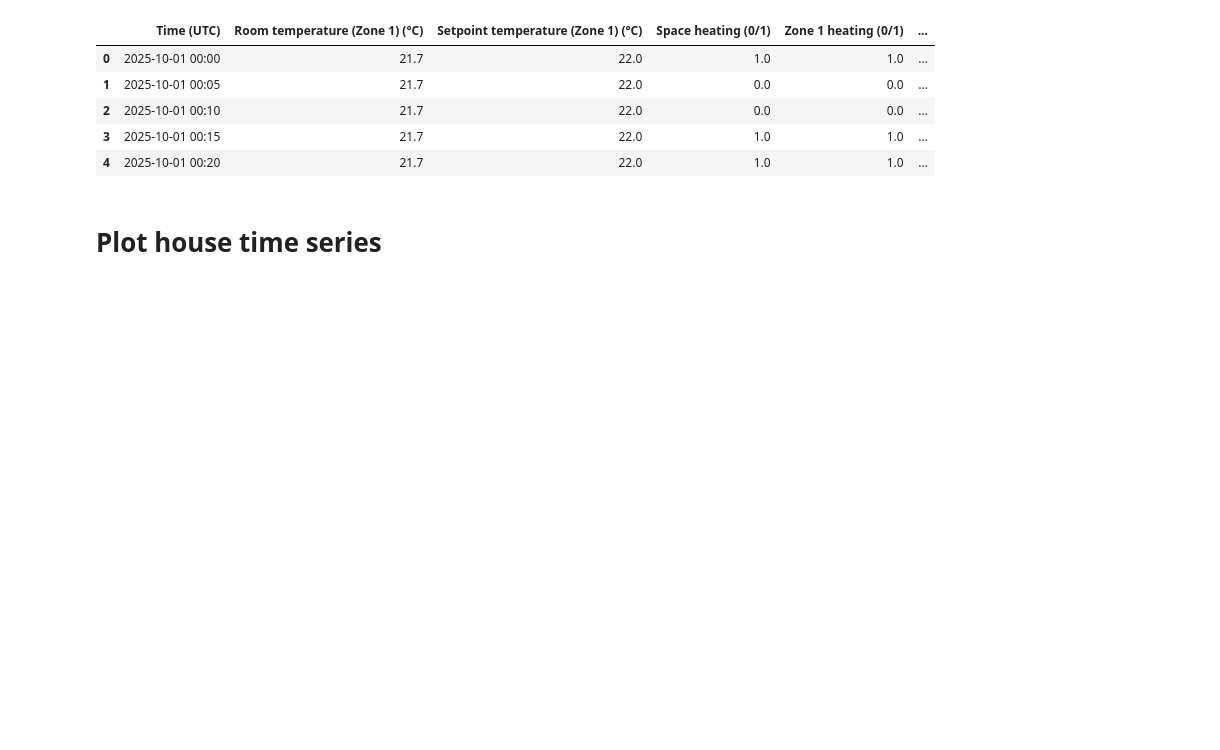
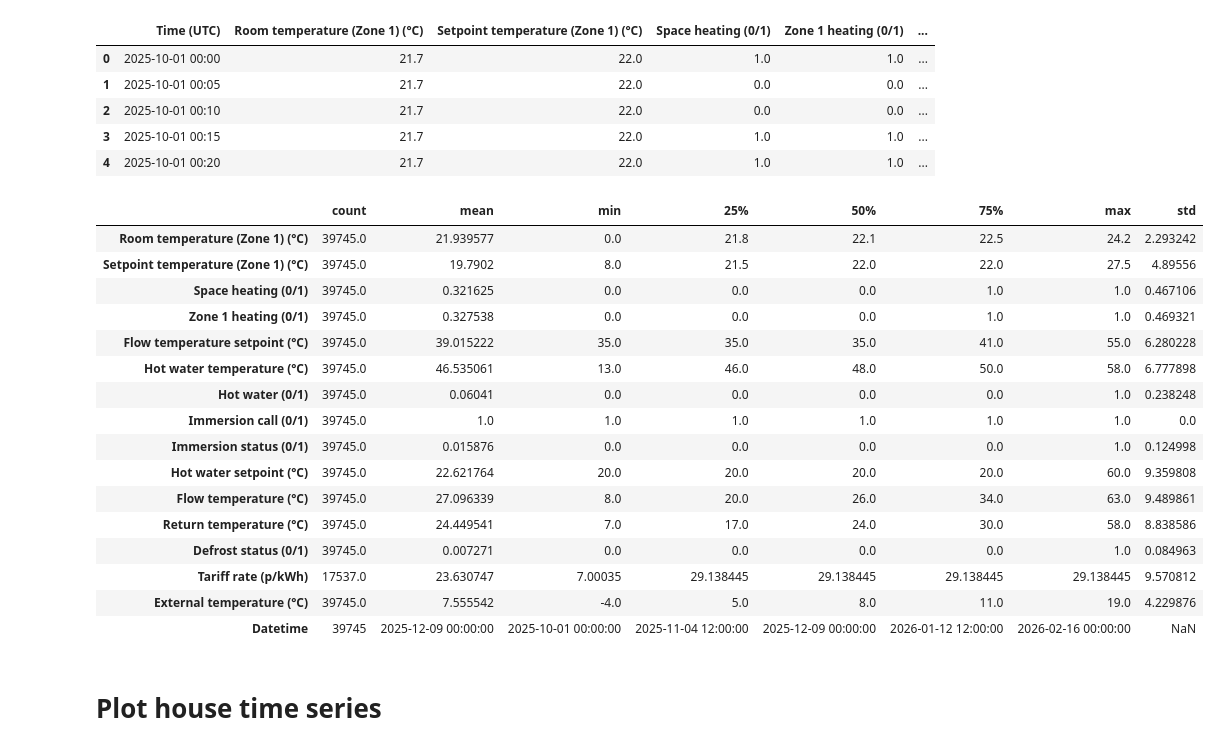
Before and after one commit to PracticeOrientedAICDT/PassivUK_Project_Spring_2026, a Jupyter notebook: EDA.ipynb, the cells around one changed output. Saved outputs shown, nothing was run; the diff lists cells and outputs as text; code cells hidden in the pictures; blank space fills up the shorter version.

Commit message:
feat - add representative statistics from dataframe

```diff
--- a/EDA.ipynb
+++ b/EDA.ipynb
@@ -36,6 +36,26 @@ house_df.head()
 | 2 | 2025-10-01 00:10 | 21.7 | 22.0 | 0.0 | 0.0 | ... |
 | 3 | 2025-10-01 00:15 | 21.7 | 22.0 | 1.0 | 1.0 | ... |
 | 4 | 2025-10-01 00:20 | 21.7 | 22.0 | 1.0 | 1.0 | ... |
+# %%
+house_df.describe().transpose()
+# %% [output]
+|  | count | mean | min | 25% | 50% | 75% | max | std |
+| Room temperature (Zone 1) (°C) | 39745.0 | 21.939577 | 0.0 | 21.8 | 22.1 | 22.5 | 24.2 | 2.293242 |
+| Setpoint temperature (Zone 1) (°C) | 39745.0 | 19.7902 | 8.0 | 21.5 | 22.0 | 22.0 | 27.5 | 4.89556 |
+| Space heating (0/1) | 39745.0 | 0.321625 | 0.0 | 0.0 | 0.0 | 1.0 | 1.0 | 0.467106 |
+| Zone 1 heating (0/1) | 39745.0 | 0.327538 | 0.0 | 0.0 | 0.0 | 1.0 | 1.0 | 0.469321 |
+| Flow temperature setpoint (°C) | 39745.0 | 39.015222 | 35.0 | 35.0 | 35.0 | 41.0 | 55.0 | 6.280228 |
+| Hot water temperature (°C) | 39745.0 | 46.535061 | 13.0 | 46.0 | 48.0 | 50.0 | 58.0 | 6.777898 |
+| Hot water (0/1) | 39745.0 | 0.06041 | 0.0 | 0.0 | 0.0 | 0.0 | 1.0 | 0.238248 |
+| Immersion call (0/1) | 39745.0 | 1.0 | 1.0 | 1.0 | 1.0 | 1.0 | 1.0 | 0.0 |
+| Immersion status (0/1) | 39745.0 | 0.015876 | 0.0 | 0.0 | 0.0 | 0.0 | 1.0 | 0.124998 |
+| Hot water setpoint (°C) | 39745.0 | 22.621764 | 20.0 | 20.0 | 20.0 | 20.0 | 60.0 | 9.359808 |
+| Flow temperature (°C) | 39745.0 | 27.096339 | 8.0 | 20.0 | 26.0 | 34.0 | 63.0 | 9.489861 |
+| Return temperature (°C) | 39745.0 | 24.449541 | 7.0 | 17.0 | 24.0 | 30.0 | 58.0 | 8.838586 |
+| Defrost status (0/1) | 39745.0 | 0.007271 | 0.0 | 0.0 | 0.0 | 0.0 | 1.0 | 0.084963 |
+| Tariff rate (p/kWh) | 17537.0 | 23.630747 | 7.00035 | 29.138445 | 29.138445 | 29.138445 | 29.138445 | 9.570812 |
+| External temperature (°C) | 39745.0 | 7.555542 | -4.0 | 5.0 | 8.0 | 11.0 | 19.0 | 4.229876 |
+| Datetime | 39745 | 2025-12-09 00:00:00 | 2025-10-01 00:00:00 | 2025-11-04 12:00:00 | 2025-12-09 00:00:00 | 2026-01-12 12:00:00 | 2026-02-16 00:00:00 | NaN |
 # %% [markdown]
 # Plot house time series
 # %%
```
